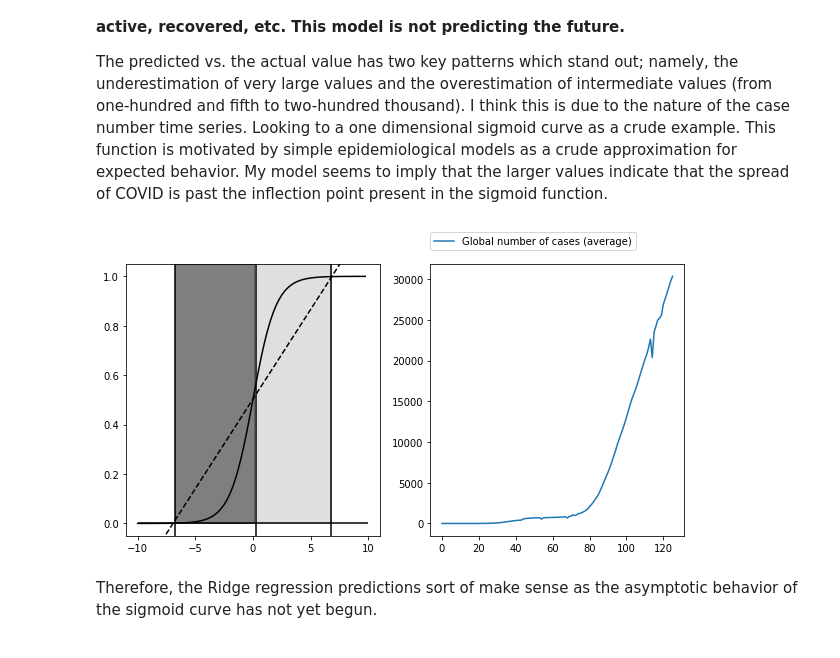
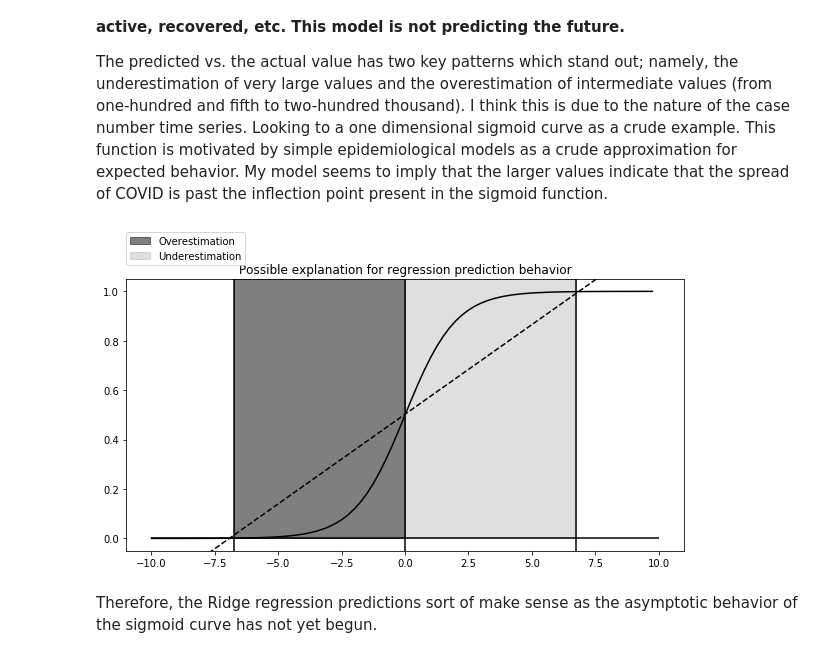
Before and after one commit to mgudorf/datsci, a Jupyter notebook: capstone2/COVID Modeling and Forecasting.ipynb, the cells around one changed output. Saved outputs shown, nothing was run; the diff lists cells and outputs as text; code cells hidden in the pictures.

```diff
--- a/capstone2/COVID Modeling and Forecasting.ipynb
+++ b/capstone2/COVID Modeling and Forecasting.ipynb
@@ -187,34 +185,36 @@ global_average_time_series = global_average_time_series / len(country_groupby_in
 # %%
 x = np.arange(-10, 10, 0.25)
 sigmoid = 1.0 / (1.0 + np.exp(-x))
 
 A = np.vstack([x, np.ones(len(x))]).T
 m, c = np.linalg.lstsq(A, sigmoid, rcond=None)[0]
 
 over = np.where(((m * x + c - sigmoid) > 0)  & (x<=0))
 under = np.where(((m * x + c - sigmoid) < 0) & (x>=0))
 xover_width = x[over].max() - x[over].min()
 xunder_width = x[under].max() - x[under].min()
 
 sigmoidmin, sigmoidmax = [-0.05, 1.05]
 
-fig, (ax,ax2) = plt.subplots(1, 2, figsize=(10, 5))
+# fig, (ax,ax2) = plt.subplots(1, 2, figsize=(10, 5))
+fig, ax = plt.subplots(figsize=(10, 5))
+
 _ = ax.plot(x, sigmoid, color='k')
 _ = ax.plot(x, m * x + c, '--',color='k')
 _ = ax.set_ylim([-0.05, 1.05])
 _ = ax.vlines(x[over].min(), ymin=sigmoidmin, ymax=sigmoidmax)
-_ = ax.vlines(x[under].min(), ymin=sigmoidmin, ymax=sigmoidmax)
+_ = ax.vlines(0, ymin=sigmoidmin, ymax=sigmoidmax)
 _ = ax.vlines(x[under].max(), ymin=sigmoidmin, ymax=sigmoidmax)
 _ = ax.hlines(0, xmin=-10, xmax=10)
-_ = ax.add_patch(Rectangle((x[over].min(), 0), xover_width+0.1, sigmoidmax,
+_ = ax.add_patch(Rectangle((x[over].min(), 0), xover_width, sigmoidmax,
                            angle=0.0, alpha=0.5, color='k', label='Overestimation'))
-_ = ax.add_patch(Rectangle((x[under].min(), 0), xunder_width, sigmoidmax,
+_ = ax.add_patch(Rectangle((0, 0), x[under].max(), sigmoidmax,
                            angle=0.0, alpha=0.25, color='gray', label='Underestimation'))
 
-_ = ax2.plot(global_average_time_series, label='Global number of cases (average)')
-_ = plt.legend(loc=(0,1.05))
+_ = ax.set_title('Possible explanation for regression prediction behavior')
+_ = ax.legend(loc=(0,1.05))
 # %% [output]
-[figure, old version]
+[figure, new version]
 # %% [markdown]
 Therefore, the Ridge regression predictions sort of make sense as the asymptotic behavior of the sigmoid curve
 has not yet begun.
```
Also changed, not shown: parts of 7 cells of this notebook.
